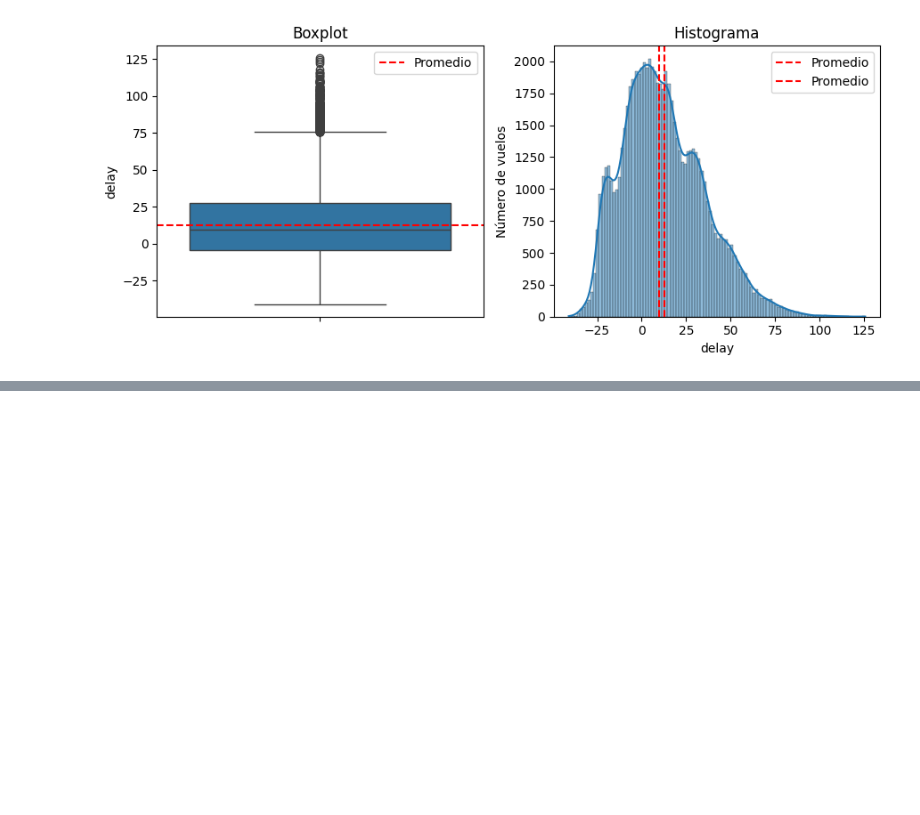
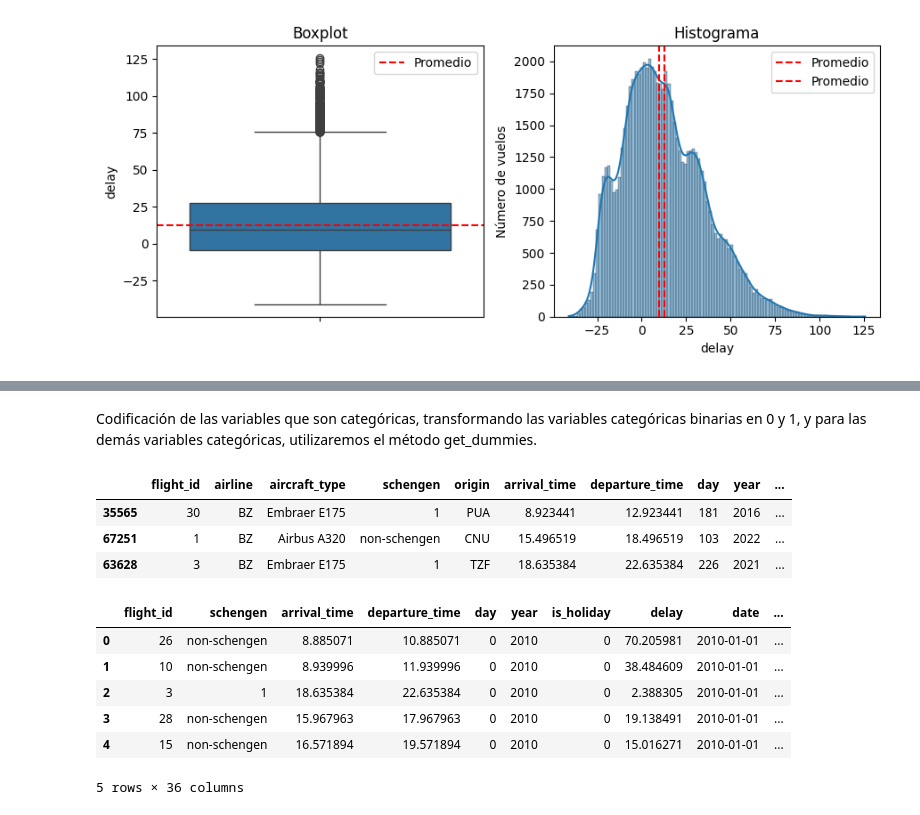
Before and after one commit to Zuzed22/Machine-Learning, a Jupyter notebook: IA_aumentada_previsión_atrasos_de_vuelos.ipynb, the cells around one changed output, grey strips where cells are left out. Cells and saved outputs as stored; diff of their text form; code cells hidden in the pictures; blank space fills up the shorter version.

```diff
--- a/IA_aumentada_previsión_atrasos_de_vuelos.ipynb
+++ b/IA_aumentada_previsión_atrasos_de_vuelos.ipynb
@@ -210,0 +258,2 @@ plt.show()
+# %% [markdown]
+Codificación de las variables que son categóricas, transformando las variables categóricas binarias en 0 y 1, y para las demás variables categóricas, utilizaremos el método get_dummies.
@@ -210,0 +263,22 @@ plt.show()
+# %%
+datos['schengen'] = datos['schengen'].replace({'non_schengen':0, 'schengen':1})
+datos['is_holiday'] = datos['is_holiday'].replace({False:0, True:1})
+datos['is_weekend'] = datos['is_weekend'].replace({False:0, True:1})
+datos.sample(3)
+# %% [output]
+|  | flight_id | airline | aircraft_type | schengen | origin | arrival_time | departure_time | day | year | ... |
+| 35565 | 30 | BZ | Embraer E175 | 1 | PUA | 8.923441 | 12.923441 | 181 | 2016 | ... |
+| 67251 | 1 | BZ | Airbus A320 | non-schengen | CNU | 15.496519 | 18.496519 | 103 | 2022 | ... |
+| 63628 | 3 | BZ | Embraer E175 | 1 | TZF | 18.635384 | 22.635384 | 226 | 2021 | ... |
+# %%
+categoricas = ['airline','aircraft_type','origin','day_name']
+
+pd.get_dummies(data=datos, columns=categoricas, dtype=int).head()
+# %% [output]
+|  | flight_id | schengen | arrival_time | departure_time | day | year | is_holiday | delay | date | ... |
+| 0 | 26 | non-schengen | 8.885071 | 10.885071 | 0 | 2010 | 0 | 70.205981 | 2010-01-01 | ... |
+| 1 | 10 | non-schengen | 8.939996 | 11.939996 | 0 | 2010 | 0 | 38.484609 | 2010-01-01 | ... |
+| 2 | 3 | 1 | 18.635384 | 22.635384 | 0 | 2010 | 0 | 2.388305 | 2010-01-01 | ... |
+| 3 | 28 | non-schengen | 15.967963 | 17.967963 | 0 | 2010 | 0 | 19.138491 | 2010-01-01 | ... |
+| 4 | 15 | non-schengen | 16.571894 | 19.571894 | 0 | 2010 | 0 | 15.016271 | 2010-01-01 | ... |
+5 rows × 36 columns
```
Also changed, not shown: parts of 11 cells of this notebook.
